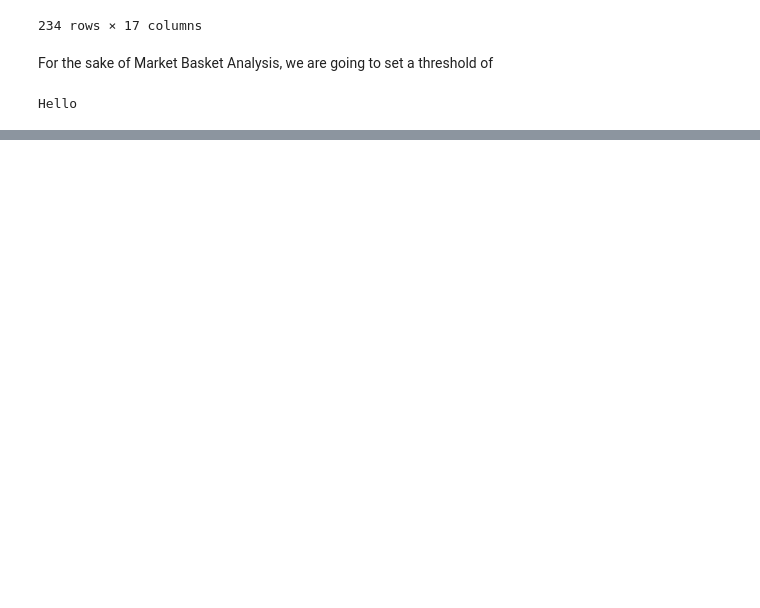
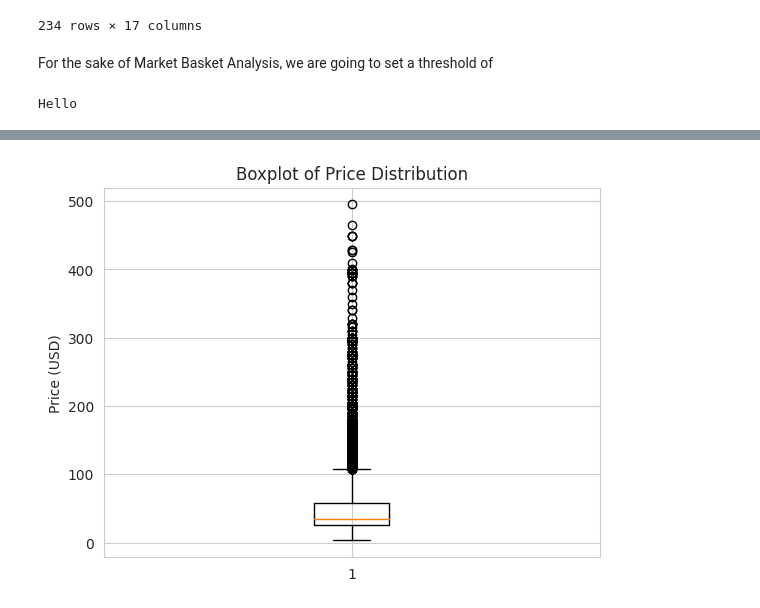
Before and after one commit to eshentong/BA820-team, a Jupyter notebook: BA820.ipynb, the cells around one changed output, grey strips where cells are left out. Cells and saved outputs as stored; diff of their text form; code cells hidden in the pictures; blank space fills up the shorter version.

```diff
--- a/BA820.ipynb
+++ b/BA820.ipynb
@@ -378,0 +403,14 @@ Hello
+# %%
+import matplotlib.pyplot as plt
+
+# Create a boxplot
+plt.boxplot(df_products['price_usd'].dropna())
+
+# Set the title and labels
+plt.title('Boxplot of Price Distribution')
+plt.ylabel('Price (USD)')
+
+# Show the plot
+plt.show()
+# %% [output]
+[figure, added]
```
Also changed, not shown: parts of 24 cells of this notebook.
